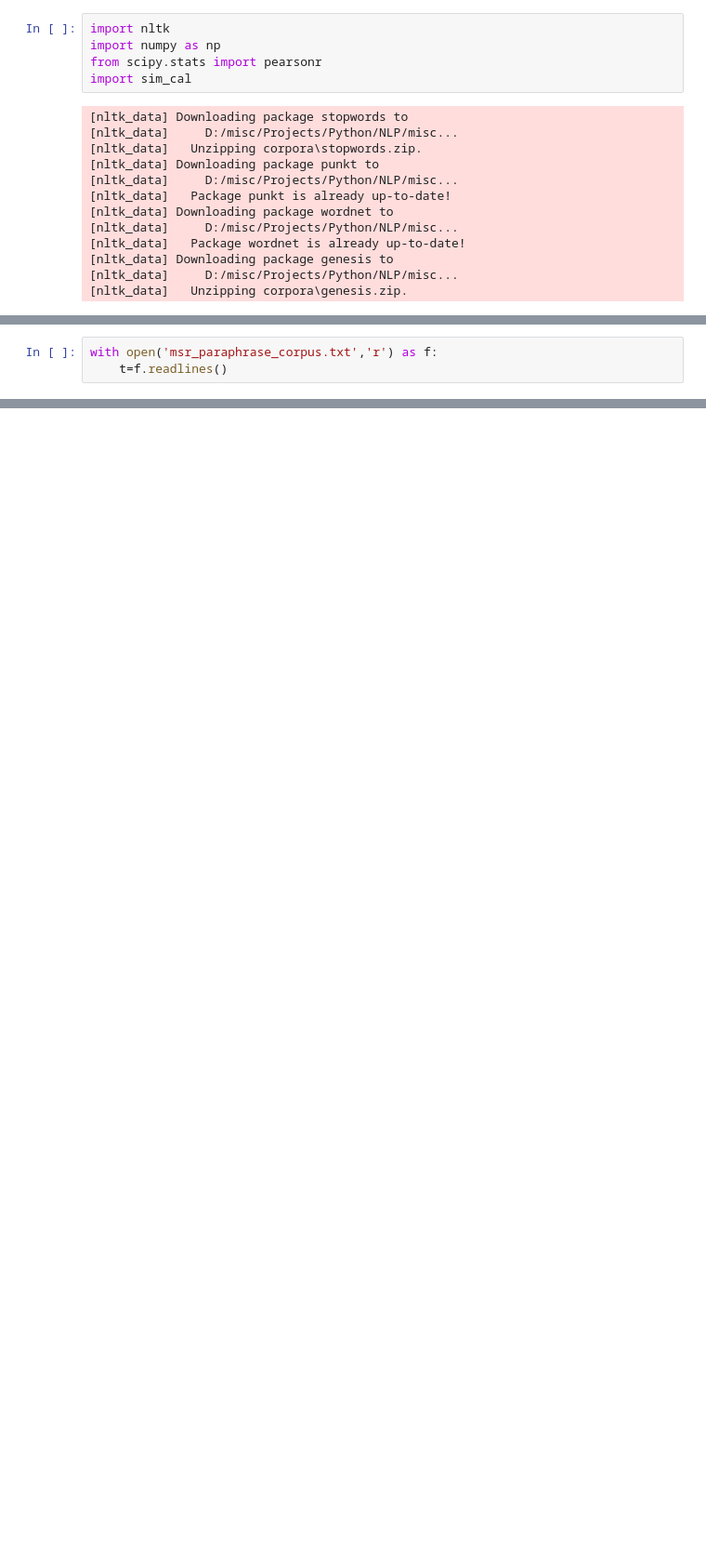
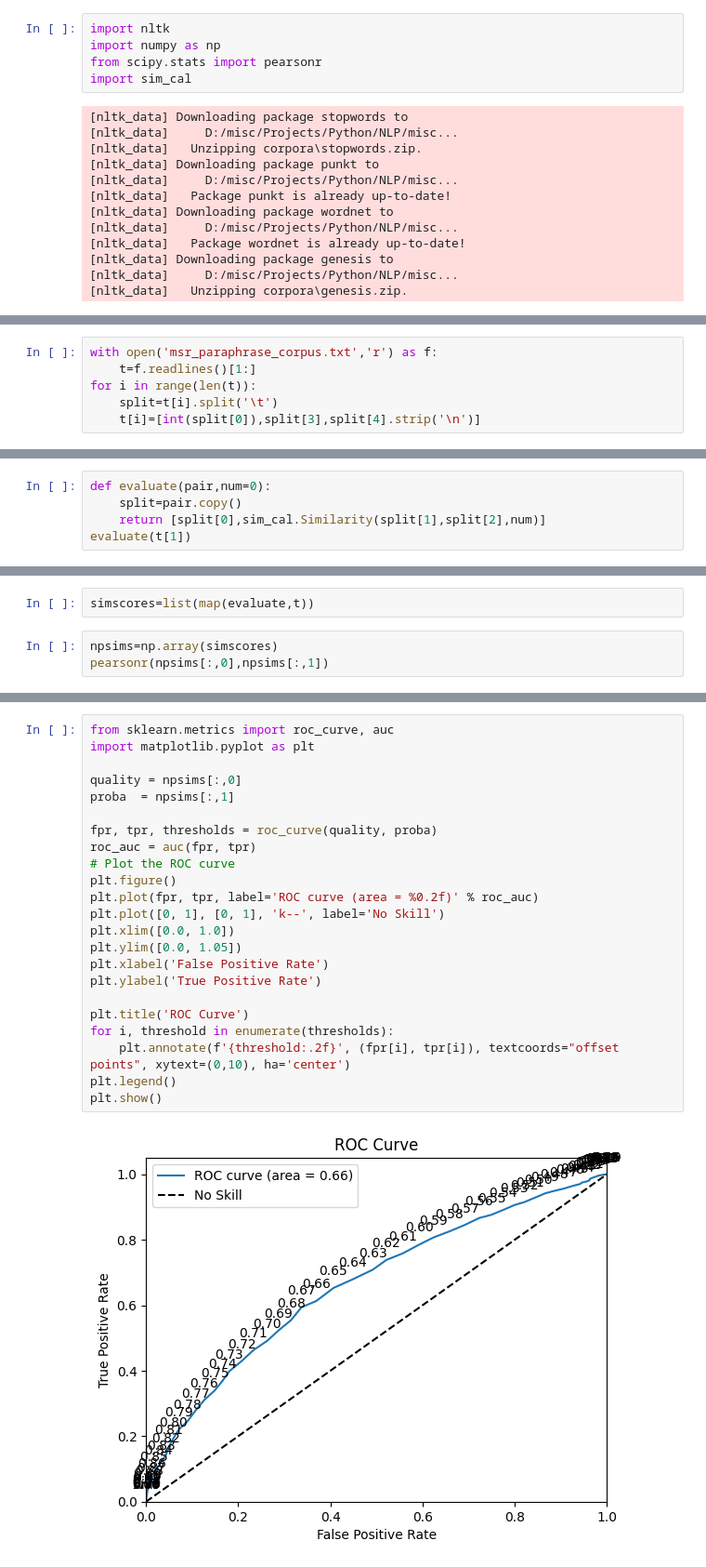
Before and after one commit to manuu1311/NLP, a Jupyter notebook: labs/lab3/Live/live.ipynb, the cells around one changed output, grey strips where cells are left out. Shown at 93% size. Saved outputs shown, nothing was run; the diff lists cells and outputs as text; blank space fills up the shorter version.

```diff
--- a/labs/lab3/Live/live.ipynb
+++ b/labs/lab3/Live/live.ipynb
@@ -19,3 +28,6 @@ import sim_cal
 # %%
 with open('msr_paraphrase_corpus.txt','r') as f:
-    t=f.readlines()
+    t=f.readlines()[1:]
+for i in range(len(t)):
+    split=t[i].split('\t')
+    t[i]=[int(split[0]),split[3],split[4].strip('\n')]
@@ -41,0 +36,5 @@ t
+# %%
+def evaluate(pair,num=0):
+    split=pair.copy()
+    return [split[0],sim_cal.Similarity(split[1],split[2],num)]
+evaluate(t[1])
@@ -41,0 +43,5 @@ t
+# %%
+simscores=list(map(evaluate,t))
+# %%
+npsims=np.array(simscores)
+pearsonr(npsims[:,0],npsims[:,1])
@@ -41,0 +193,25 @@ t
+# %%
+from sklearn.metrics import roc_curve, auc
+import matplotlib.pyplot as plt
+
+quality = npsims[:,0]
+proba  = npsims[:,1]
+
+fpr, tpr, thresholds = roc_curve(quality, proba)
+roc_auc = auc(fpr, tpr)
+# Plot the ROC curve
+plt.figure()
+plt.plot(fpr, tpr, label='ROC curve (area = %0.2f)' % roc_auc)
+plt.plot([0, 1], [0, 1], 'k--', label='No Skill')
+plt.xlim([0.0, 1.0])
+plt.ylim([0.0, 1.05])
+plt.xlabel('False Positive Rate')
+plt.ylabel('True Positive Rate')
+
+plt.title('ROC Curve')
+for i, threshold in enumerate(thresholds):
+    plt.annotate(f'{threshold:.2f}', (fpr[i], tpr[i]), textcoords="offset points", xytext=(0,10), ha='center')
+plt.legend()
+plt.show()
+# %% [output]
+[figure, added]
```
Also changed, not shown: parts of 33 cells of this notebook, 1 other file.
